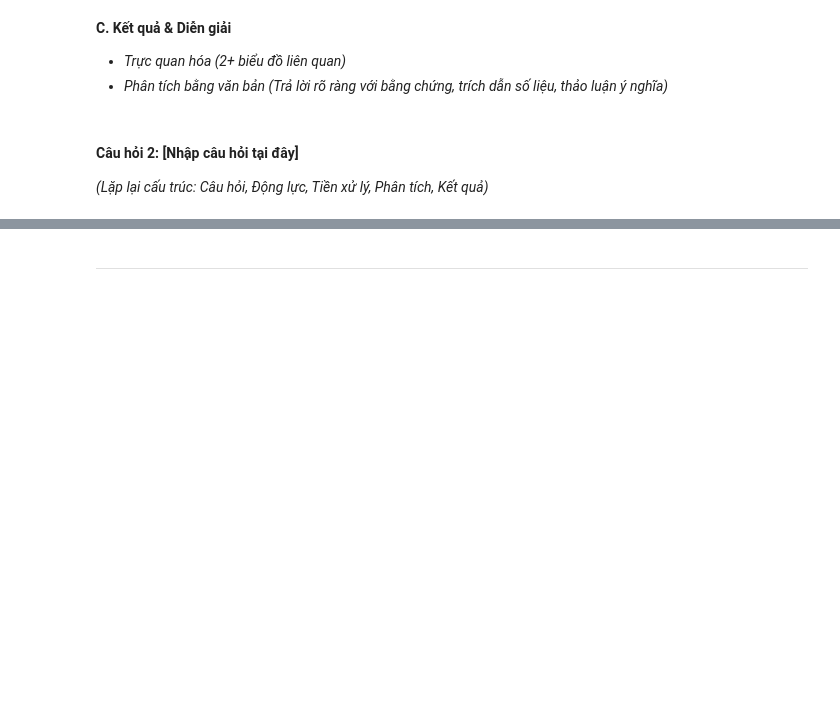
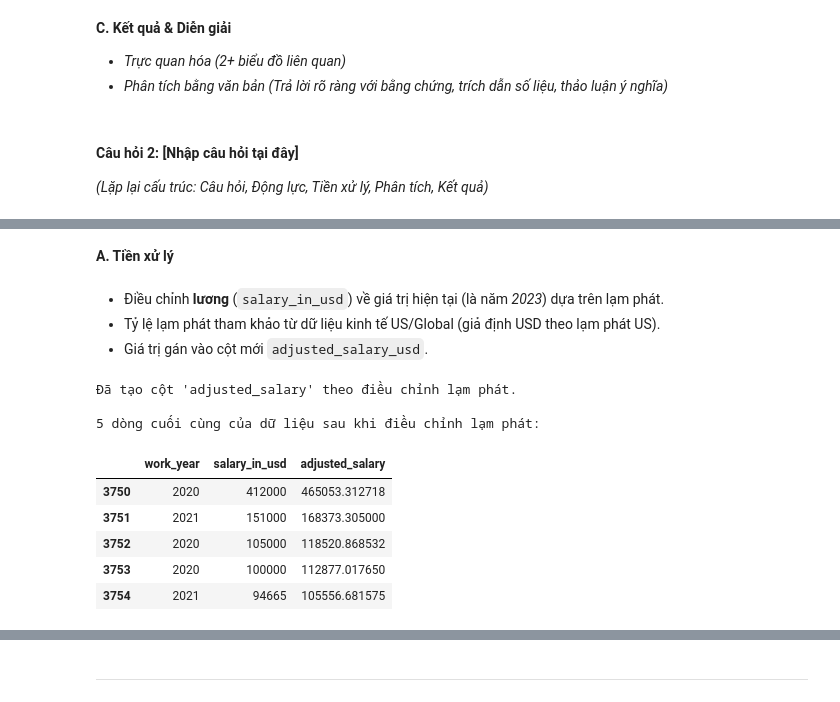
Before and after one commit to Trung0Minh/CSC17104_2025_Final_Project, a Jupyter notebook: DataScienceSalaries2023.ipynb, the cells around one changed output, grey strips where cells are left out. Saved outputs shown, nothing was run; the diff lists cells and outputs as text; code cells hidden in the pictures; blank space fills up the shorter version.

```diff
--- a/DataScienceSalaries2023.ipynb
+++ b/DataScienceSalaries2023.ipynb
@@ -906,0 +922,22 @@ Xác định 2 × n câu hỏi ý nghĩa (với n là số thành viên nhóm).
+# %% [markdown]
+**A. Tiền xử lý**
+# %% [markdown]
+- Điều chỉnh **lương** (`salary_in_usd`) về giá trị hiện tại (là năm *2023*) dựa trên lạm phát.
+- Tỷ lệ lạm phát tham khảo từ dữ liệu kinh tế US/Global (giả định USD theo lạm phát US).
+- Giá trị gán vào cột mới `adjusted_salary_usd`.
+# %%
+df = dp.adjust_salary_inflation(df)
+print("Đã tạo cột 'adjusted_salary' theo điều chỉnh lạm phát.")
+
+print("\n5 dòng cuối cùng của dữ liệu sau khi điều chỉnh lạm phát:")
+df[['work_year', 'salary_in_usd', 'adjusted_salary']].tail()
+# %% [output]
+Đã tạo cột 'adjusted_salary' theo điều chỉnh lạm phát.
+
+5 dòng cuối cùng của dữ liệu sau khi điều chỉnh lạm phát:
+|  | work_year | salary_in_usd | adjusted_salary |
+| 3750 | 2020 | 412000 | 465053.312718 |
+| 3751 | 2021 | 151000 | 168373.305000 |
+| 3752 | 2020 | 105000 | 118520.868532 |
+| 3753 | 2020 | 100000 | 112877.017650 |
+| 3754 | 2021 | 94665 | 105556.681575 |
```
Also changed, not shown: parts of 23 cells of this notebook, 3 other files.
